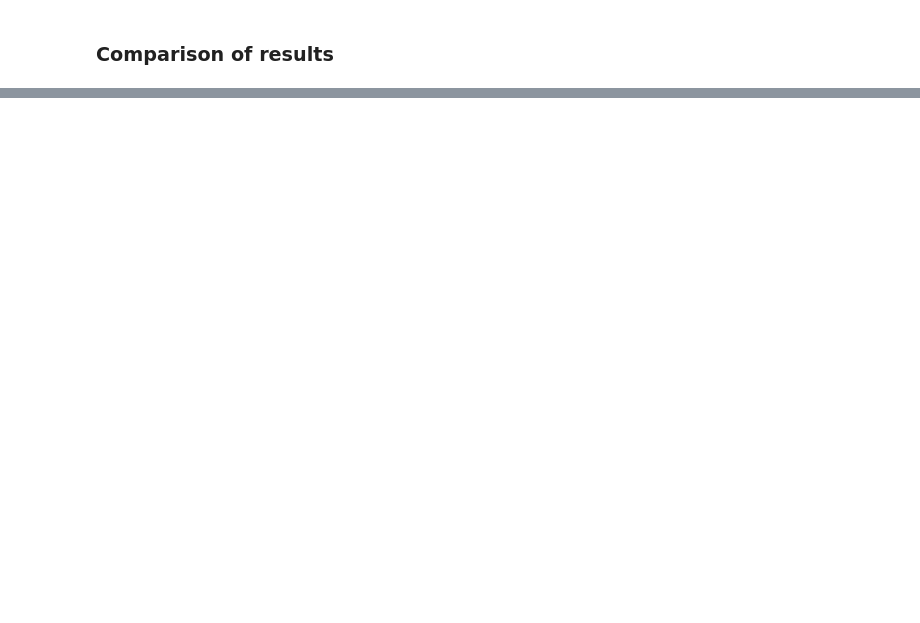
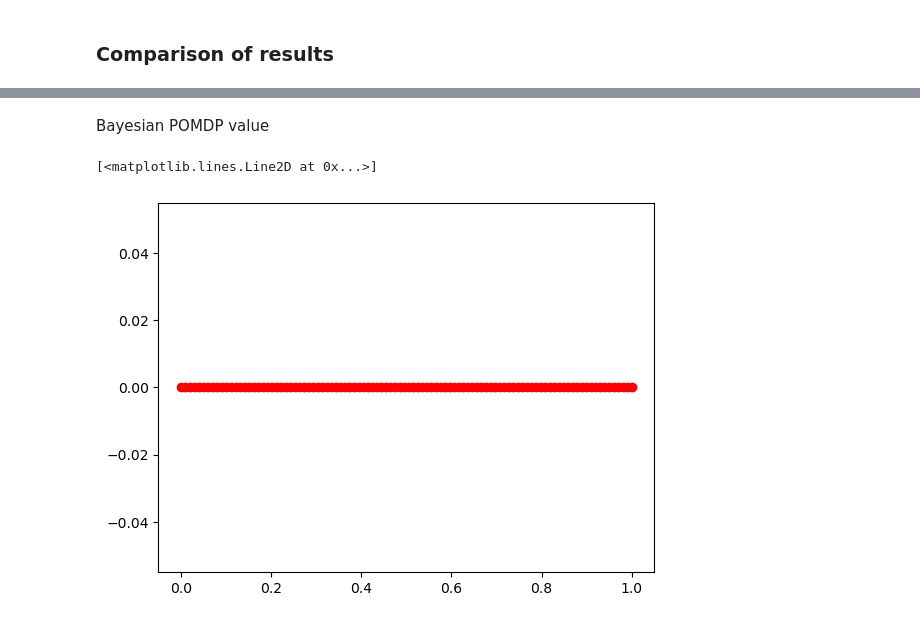
Before and after one commit to malikbf5/FSC-optimization, a Jupyter notebook: Bernoulli Bandits/Bernoulli Bandits.ipynb, the cells around one changed output, grey strips where cells are left out. Drawn from its saved outputs; the diff is of its cells as text; code cells hidden in the pictures; blank space fills up the shorter version.

```diff
--- a/Bernoulli Bandits/Bernoulli Bandits.ipynb
+++ b/Bernoulli Bandits/Bernoulli Bandits.ipynb
@@ -818,0 +818,16 @@ comparisondf
+# %% [markdown]
+Bayesian POMDP value
+# %%
+# construct belief points on segment
+def belief_points(num_points):
+    # define segment
+    segment = (0,1)
+    # return list of belief points where first element if belief to be in the first state
+    # and second element is belief to be in the second state
+    return [(point, 1 - point) for point in list(np.linspace(segment[0],segment[1],num_points))]
+b = belief_points(100)
+# plot first element in points in b on segment
+plt.plot([point[0] for point in b], [0 for point in b], 'ro')
+# %% [output]
+[<matplotlib.lines.Line2D at 0x...>]
+[figure, added]
```
Also changed, not shown: parts of 30 cells of this notebook.
